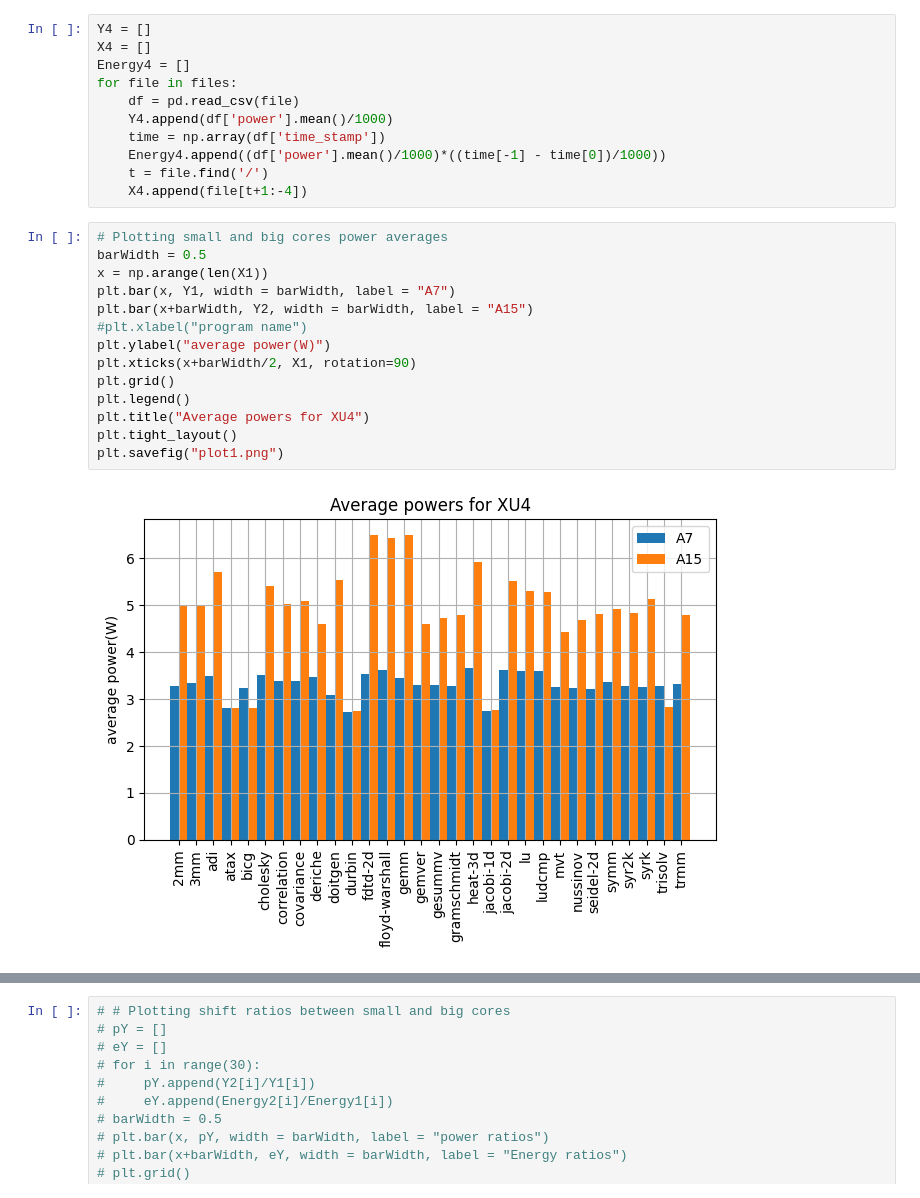
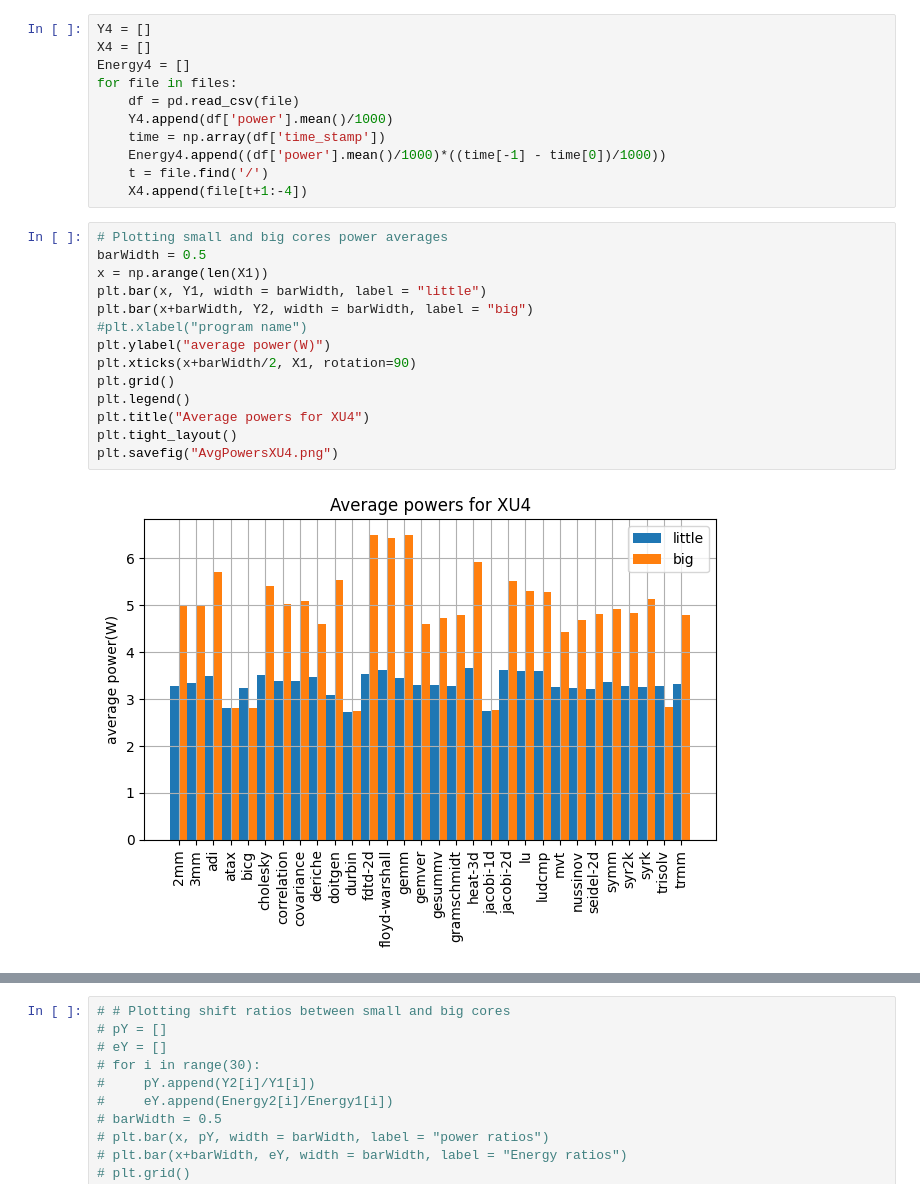
Before and after one commit to Hema-Sri-Ch/mini-project, a Jupyter notebook: Polybench/Powers/Visualize.ipynb, the cells around one changed output, grey strips where cells are left out. Saved outputs shown, nothing was run; the diff lists cells and outputs as text.

```diff
--- a/Polybench/Powers/Visualize.ipynb
+++ b/Polybench/Powers/Visualize.ipynb
@@ -76,19 +76,19 @@ for file in files:
 # %%
 # Plotting small and big cores power averages
 barWidth = 0.5
 x = np.arange(len(X1))
-plt.bar(x, Y1, width = barWidth, label = "A7")
-plt.bar(x+barWidth, Y2, width = barWidth, label = "A15")
+plt.bar(x, Y1, width = barWidth, label = "little")
+plt.bar(x+barWidth, Y2, width = barWidth, label = "big")
 #plt.xlabel("program name")
 plt.ylabel("average power(W)")
 plt.xticks(x+barWidth/2, X1, rotation=90)
 plt.grid()
 plt.legend()
 plt.title("Average powers for XU4")
 plt.tight_layout()
-plt.savefig("plot1.png")
+plt.savefig("AvgPowersXU4.png")
 # %% [output]
-[figure, old version]
+[figure, new version]
 # %%
 # Plotting small and big cores power averages
 barWidth = 0.5
```
Also changed, not shown: parts of 7 cells of this notebook, 23 other files.
